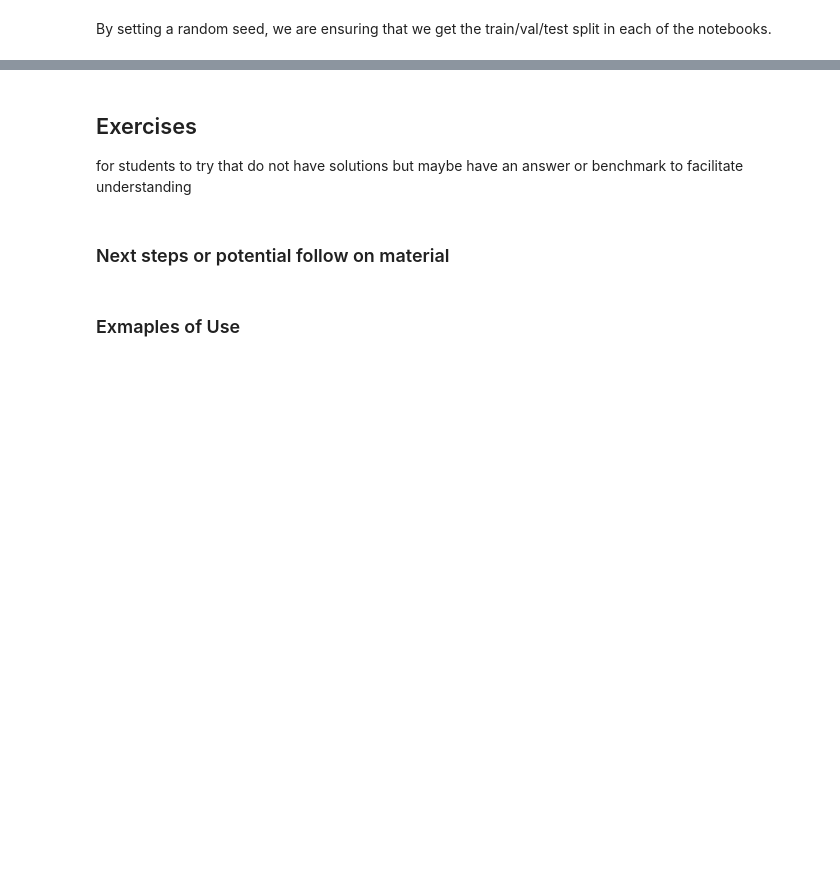
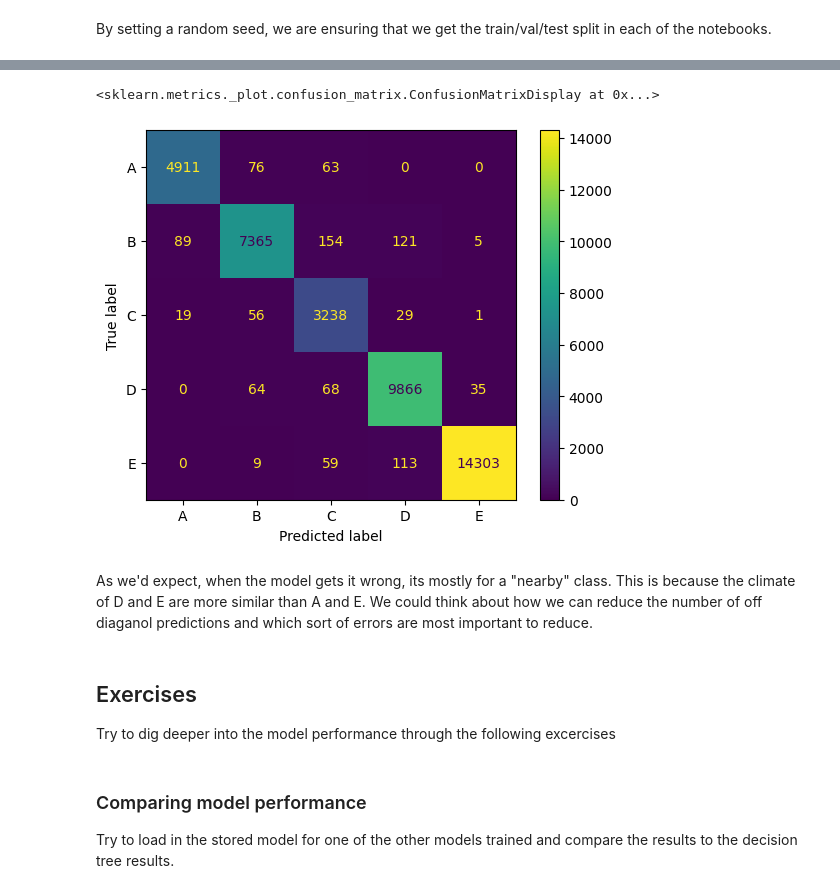
Before and after one commit to MetOffice/ai4c_hackathon, a Jupyter notebook: notebooks/ClimateZones_Evaluation.ipynb, the cells around one changed output, grey strips where cells are left out. Cells and saved outputs as stored; diff of their text form; code cells hidden in the pictures; blank space fills up the shorter version.

```diff
--- a/notebooks/ClimateZones_Evaluation.ipynb
+++ b/notebooks/ClimateZones_Evaluation.ipynb
@@ -219,7 +343,18 @@ sklearn.metrics.confusion_matrix(target_encoder.inverse_transform(y_train), targ
+# %%
+cm_test = sklearn.metrics.ConfusionMatrixDisplay(
+    sklearn.metrics.confusion_matrix(target_encoder.inverse_transform(y_test), target_encoder.inverse_transform(y_pred_test)),
+    display_labels=stats_dict['target_classes']
+)
+cm_test.plot()
+# %% [output]
+<sklearn.metrics._plot.confusion_matrix.ConfusionMatrixDisplay at 0x...>
+[figure, added]
+# %% [markdown]
+As we'd expect, when the model gets it wrong, its mostly for a "nearby" class. This is because the climate of D and E are more similar than A and E. We could think about how we can reduce the number of off diaganol predictions and which sort of errors are most important to reduce.
 # %% [markdown]
 ## Exercises
-for students to try that do not have solutions but maybe have an answer or benchmark to facilitate understanding
+
+Try to dig deeper into the model performance through the following excercises
-# %% [markdown]
-### Next steps or potential follow on material
-# %% [markdown]
-###  Exmaples of Use
+# %% [markdown]
+### Comparing model performance
+Try to load in the stored model for one of the other models trained and compare the results to the decision tree results.
```
Also changed, not shown: parts of 45 cells of this notebook, 1 other file.
